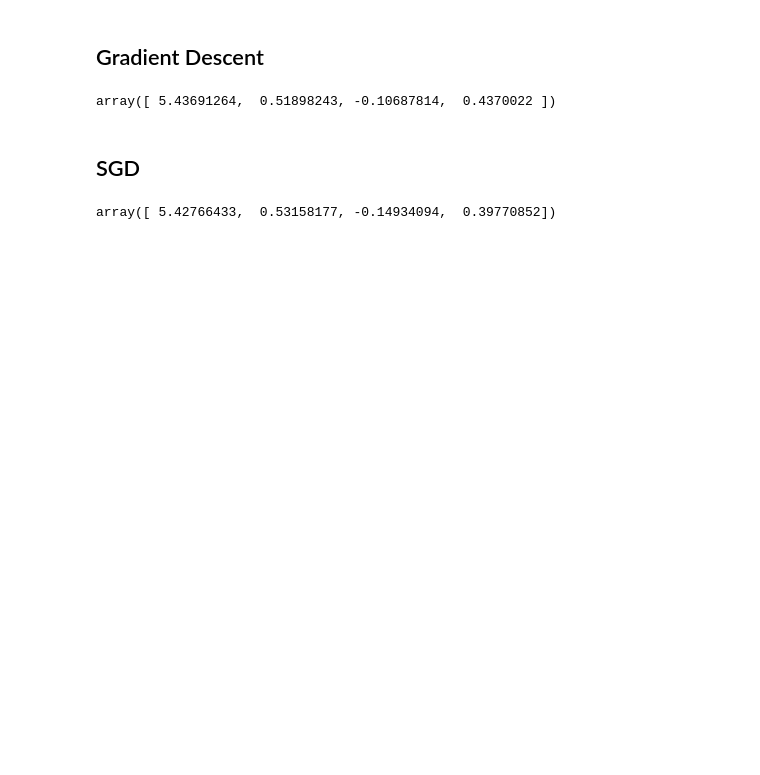
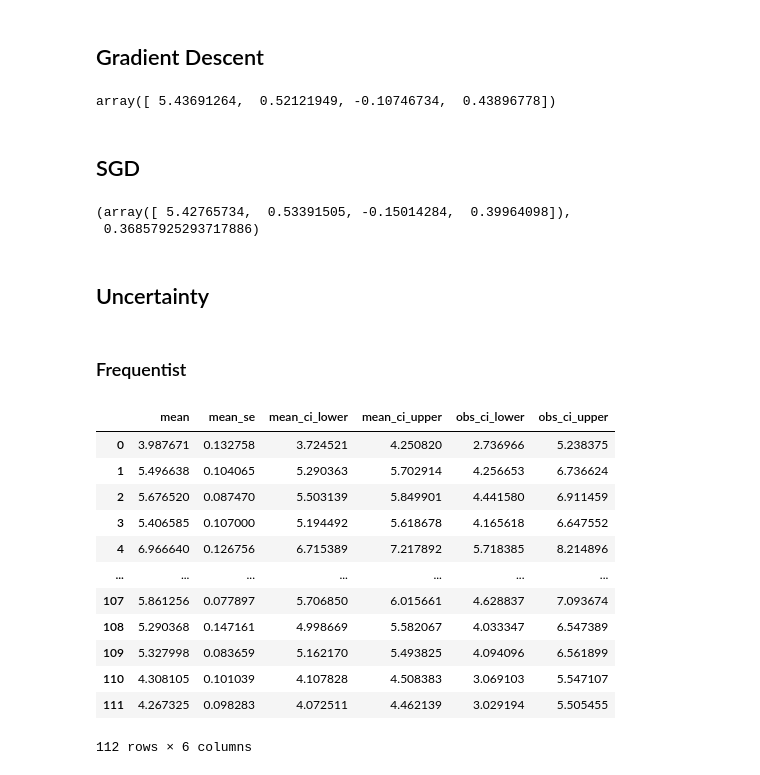
Before and after one commit to m-clark/book-of-models, a Jupyter notebook: chapter-notebooks/python_chapter_notebooks/model_estimation_optimization.ipynb, the cells around one changed output. Drawn from its saved outputs; the diff is of its cells as text; code cells hidden in the pictures; blank space fills up the shorter version.

```diff
--- a/chapter-notebooks/python_chapter_notebooks/model_estimation_optimization.ipynb
+++ b/chapter-notebooks/python_chapter_notebooks/model_estimation_optimization.ipynb
@@ -49,3 +17,12 @@ df_happiness = df_happiness.drop(columns = ['life_exp', 'gdp_pc', 'corrupt'])
+# %%
+import pandas as pd
+
+df_happiness = (
+    pd.read_csv('https://tinyurl.com/worldhappiness2018')
+    .dropna()
+    .rename(columns = {'happiness_score': 'happiness'})
+    .filter(regex = '_sc|country|happ')
+)
 # %% [markdown]
 ## Prediction Error
 # %% [markdown]
@@ -285,9 +334,9 @@ our_result = gradient_descent(
     learning_rate = 1e-3
 )
 # %%
-our_result['par']
+our_gd['par']
 # %% [output]
-array([ 5.43691264,  0.51898243, -0.10687814,  0.4370022 ])
+array([ 5.43691264,  0.52121949, -0.10746734,  0.43896778])
 # %% [markdown]
 ## SGD
 # %%
@@ -355,22 +404,50 @@ def stochastic_gradient_descent(
         'par': beta,          # final estimates
         'par_chain': betamat, # estimates at each iteration
         'MSE': lastloss / X.shape[0],
-        'fitted': LP
+        'predictions': LP
     }
 
     return output
 
-X_train = df_happiness[['life_exp_sc', 'corrupt_sc', 'gdp_pc_sc']]
-y_train = df_happiness['happiness']
+X = df_happiness[['life_exp_sc', 'corrupt_sc', 'gdp_pc_sc']].to_numpy()
+y = df_happiness['happiness'].to_numpy()
 
-our_result = stochastic_gradient_descent(
+our_sgd = stochastic_gradient_descent(
     par = np.array([np.mean(df_happiness['happiness']), 0, 0, 0]),
-    X = X_train.to_numpy(),
-    y = y_train.to_numpy(),
+    X = X,
+    y = y,
     learning_rate = .15,
     stepsize_tau = .1
 )
 
-our_result['par']
+our_sgd['par'], our_sgd['MSE']
 # %% [output]
-array([ 5.42766433,  0.53158177, -0.14934094,  0.39770852])
+(array([ 5.42765734,  0.53391505, -0.15014284,  0.39964098]),
+ 0.36857925293717886)
+# %% [markdown]
+## Uncertainty
+# %% [markdown]
+### Frequentist
+# %%
+model = smf.ols(
+    'happiness ~ life_exp_sc + corrupt_sc + gdp_pc_sc',
+    data = df_happiness
+).fit()
+
+model.conf_int()
+
+model.get_prediction().summary_frame() # both 'confidence' and 'prediction' intervals
+# %% [output]
+|  | mean | mean_se | mean_ci_lower | mean_ci_upper | obs_ci_lower | obs_ci_upper |
+| 0 | 3.987671 | 0.132758 | 3.724521 | 4.250820 | 2.736966 | 5.238375 |
+| 1 | 5.496638 | 0.104065 | 5.290363 | 5.702914 | 4.256653 | 6.736624 |
+| 2 | 5.676520 | 0.087470 | 5.503139 | 5.849901 | 4.441580 | 6.911459 |
+| 3 | 5.406585 | 0.107000 | 5.194492 | 5.618678 | 4.165618 | 6.647552 |
+| 4 | 6.966640 | 0.126756 | 6.715389 | 7.217892 | 5.718385 | 8.214896 |
+| ... | ... | ... | ... | ... | ... | ... |
+| 107 | 5.861256 | 0.077897 | 5.706850 | 6.015661 | 4.628837 | 7.093674 |
+| 108 | 5.290368 | 0.147161 | 4.998669 | 5.582067 | 4.033347 | 6.547389 |
+| 109 | 5.327998 | 0.083659 | 5.162170 | 5.493825 | 4.094096 | 6.561899 |
+| 110 | 4.308105 | 0.101039 | 4.107828 | 4.508383 | 3.069103 | 5.547107 |
+| 111 | 4.267325 | 0.098283 | 4.072511 | 4.462139 | 3.029194 | 5.505455 |
+112 rows × 6 columns
```
Also changed, not shown: parts of 33 cells of this notebook, 1 other file.
